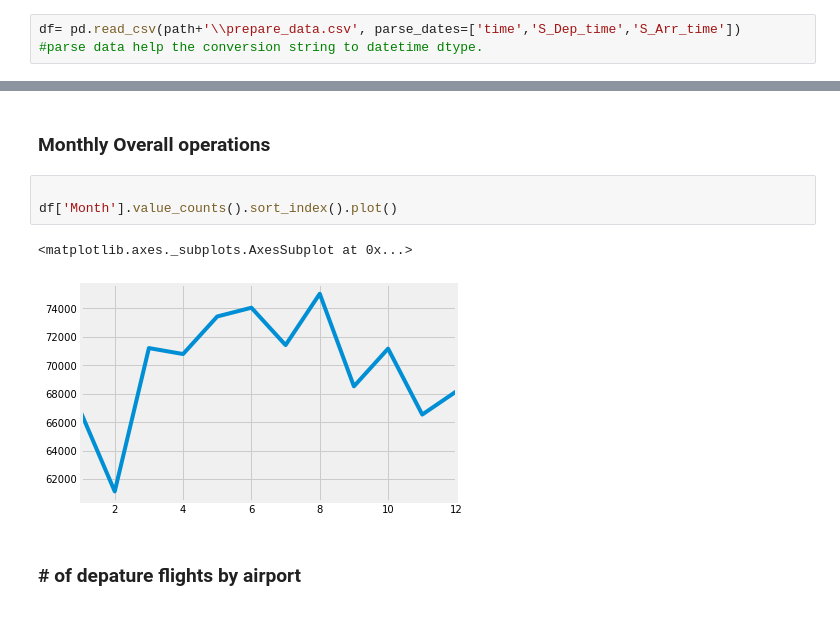
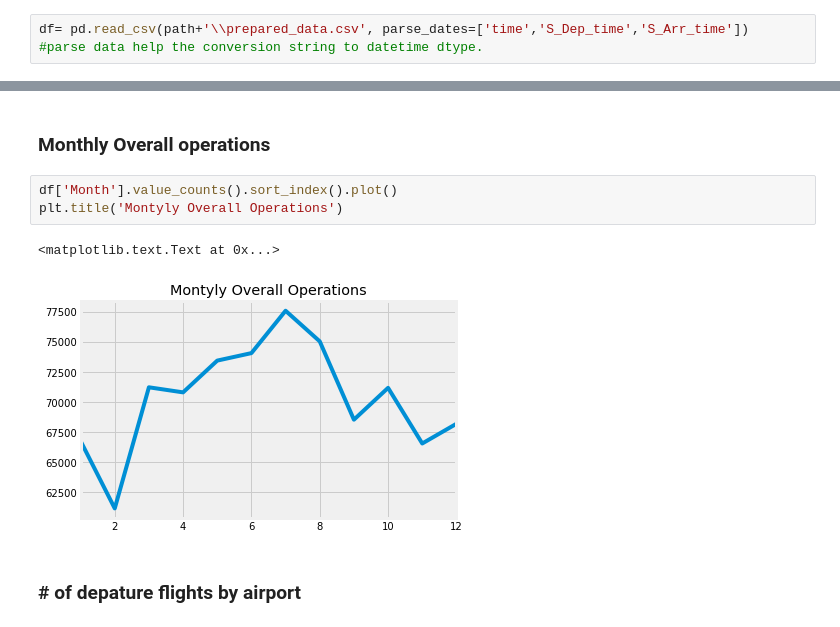
Before and after one commit to jukwan/airport2017, a Jupyter notebook: airports_analysis_new.ipynb, the cells around one changed output, grey strips where cells are left out. Cells and saved outputs as stored; diff of their text form.

```diff
--- a/airports_analysis_new.ipynb
+++ b/airports_analysis_new.ipynb
@@ -28,7 +28,7 @@ path
 # %%
 os.chdir(path) # set the path as working directory.
 # %%
-df= pd.read_csv(path+'\\prepare_data.csv', parse_dates=['time','S_Dep_time','S_Arr_time'])
+df= pd.read_csv(path+'\\prepared_data.csv', parse_dates=['time','S_Dep_time','S_Arr_time'])
 #parse data help the conversion string to datetime dtype.
 # %%
 # pd.set_option('display.max_rows', 8) # change presets for date preview
@@ -118,11 +118,11 @@ Name: airport, dtype: object
 # %% [markdown]
 ###  Monthly Overall operations
 # %%
-
 df['Month'].value_counts().sort_index().plot()
+plt.title('Montyly Overall Operations')
 # %% [output]
-<matplotlib.axes._subplots.AxesSubplot at 0x...>
+<matplotlib.text.Text at 0x...>
-[figure, old version]
+[figure, new version]
 # %% [markdown]
 ### # of depature flights by airport
 # %%
```
Also changed, not shown: parts of 21 cells of this notebook, 7 other files.
